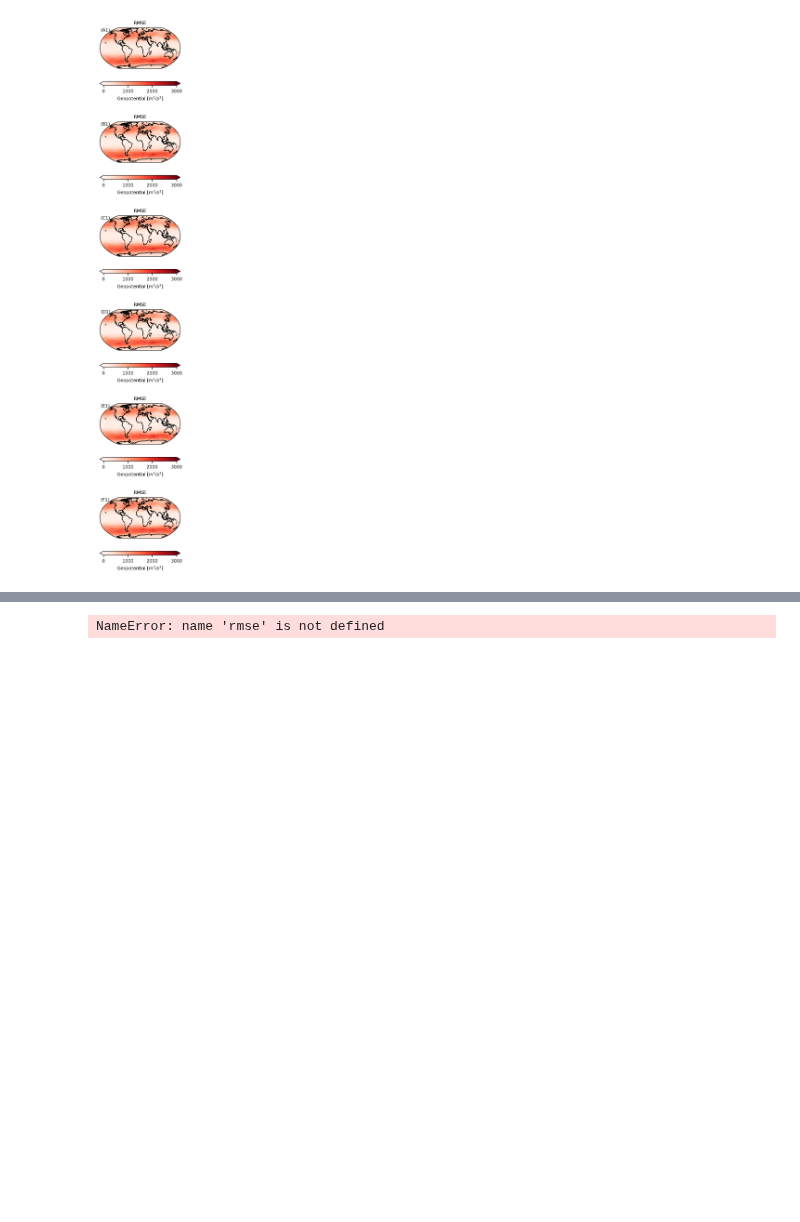
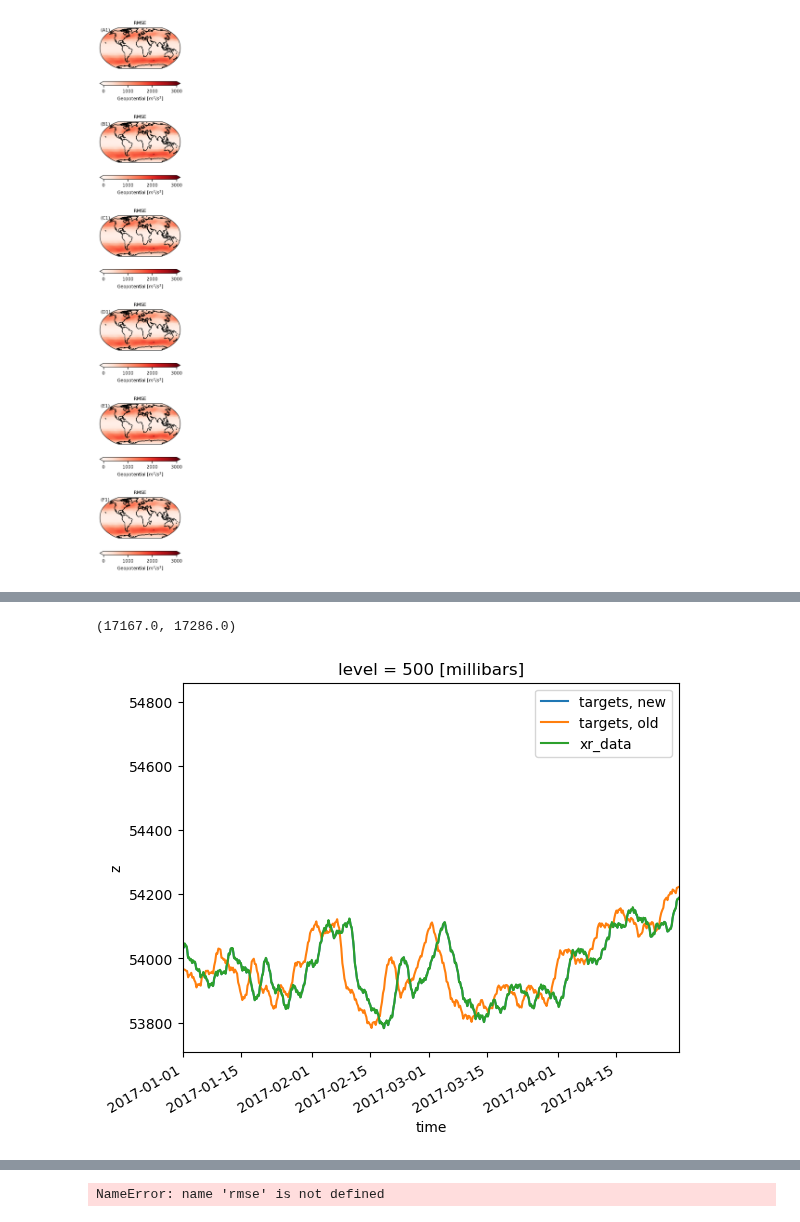
Before and after one commit to ECMWFCode4Earth/diffusion-models-for-weather-prediction, a Jupyter notebook: nb_submit_lr_schedule_selection.ipynb, the cells around one changed output, grey strips where cells are left out. Drawn from its saved outputs; the diff is of its cells as text; code cells hidden in the pictures; blank space fills up the shorter version.

```diff
--- a/nb_submit_lr_schedule_selection.ipynb
+++ b/nb_submit_lr_schedule_selection.ipynb
@@ -45,3 +56,13 @@ Submitted batch job 41809548
+# %%
+rmse_maps = {}
+rmse = {}
+r2 = {}
+r2_maps = {}
+
+for model_id in model_ids_mse_loss:
+    rmse[model_id] = compute_weighted_rmse(predictions_experiments[model_id].isel({"ensemble_member":0}), targets_experiments[model_id].isel({"ensemble_member":0}))
+    rmse_maps[model_id] = compute_weighted_rmse(predictions_experiments[model_id].isel({"ensemble_member":0}), targets_experiments[model_id].isel({"ensemble_member":0}), mean_dims=("init_time", "lead_time"))
+    print("{}, RMSE is {:.1f}".format(model_id, rmse[model_id].z_500.values))
 # %%
 predictions_experiments = {}
 targets_experiments = {}
@@ -206,3 +233,7 @@ model_id = "F9CC4F"
 # %%
 predictions_experiments = xr.load_dataset(f"/data/compoundx/WeatherDiff/model_output/{ds_id}/{model_id}_gen.nc")
+predictions_experiments_2 = xr.load_dataset(f"/data/compoundx/WeatherDiff/model_output/{ds_id_2}/{model_id_2}_gen.nc")
+predictions_experiments_3 = xr.load_dataset(f"/data/compoundx/WeatherDiff/model_output/{ds_id_3}/{model_id_3}_gen.nc")
 targets_experiments = xr.load_dataset(f"/data/compoundx/WeatherDiff/model_output/{ds_id}/{model_id}_target.nc")
+targets_experiments_2 = xr.load_dataset(f"/data/compoundx/WeatherDiff/model_output/{ds_id_2}/{model_id_2}_target.nc")
+targets_experiments_3 = xr.load_dataset(f"/data/compoundx/WeatherDiff/model_output/{ds_id_3}/{model_id_3}_target.nc")
@@ -229,0 +275,4 @@ Coordinates:
+# %%
+ds_xr = xr.open_mfdataset("/data/compoundx/WeatherBench/geopotential_500/*.nc")
+# %%
+xr_data = ds_xr.z.sel(time=slice(datetime(2017,1,1),datetime(2018,1,1))).mean(("lon", "lat"))
@@ -229,0 +328,16 @@ Coordinates:
+# %%
+# predictions_experiments.z_500.mean(("lat", "lon", "lead_time", "ensemble_member")).plot(label="predictions, new")
+
+# predictions_experiments_2.z_500.mean(("lat", "lon", "lead_time", "ensemble_member")).plot(label="predictions, old")
+
+targets_experiments.z_500.mean(("lat", "lon", "lead_time", "ensemble_member")).plot(label="targets, new")
+
+targets_experiments_2.z_500.mean(("lat", "lon", "lead_time", "ensemble_member")).plot(label="targets, old")
+
+xr_data.plot(label="xr_data")
+
+plt.legend()
+plt.xlim(datetime(2017,1,1),datetime(2017,4,30))
+# %% [output]
+(17167.0, 17286.0)
+[figure, added]
```
Also changed, not shown: parts of 19 cells of this notebook.
